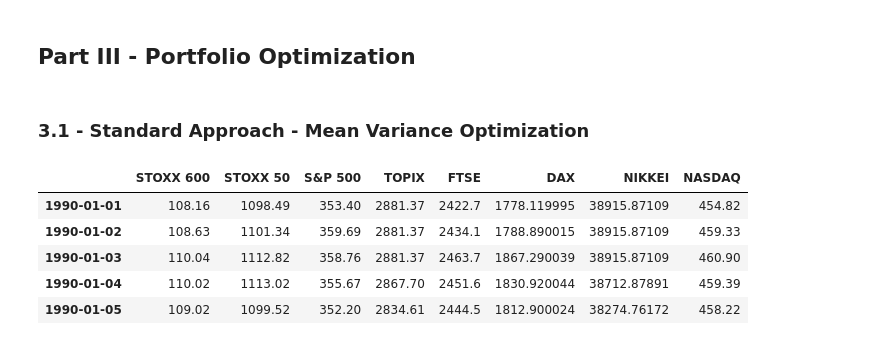
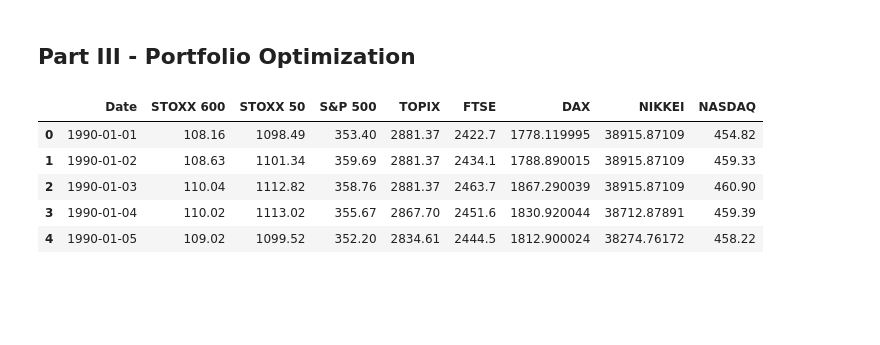
Before and after one commit to romainwk/Reactive-Covariance, a Jupyter notebook: Portfolio Optimization - Part III.ipynb, the cells around one changed output. Drawn from its saved outputs; the diff is of its cells as text; code cells hidden in the pictures; blank space fills up the shorter version.

```diff
--- a/Portfolio Optimization - Part III.ipynb
+++ b/Portfolio Optimization - Part III.ipynb
@@ -1,25 +1,25 @@
 # %% [markdown]
 ## Part III - Portfolio Optimization
-# %% [markdown]
-### 3.1 - Standard Approach - Mean Variance Optimization
 # %%
 # Import relevant libraries
 
 import matplotlib.pyplot as plt
 import pandas as pd
 import os
 import scipy as sp
 import numpy as np
 import math
+from scipy.optimize import LinearConstraint
+from scipy.optimize import Bounds
 
 # importer l'Excel de prix
 
-index_df = pd.read_excel('Data\indices.xls')
+index_df = pd.read_excel('D:\ENSAE\S1\OMI307_Machine Learning en Python\Projet\Reactive-Covariance\Data\Indices.xls')
 index_df.head()
 # %% [output]
-|  | STOXX 600 | STOXX 50 | S&P 500 | TOPIX | FTSE | DAX | NIKKEI | NASDAQ |
-| 1990-01-01 | 108.16 | 1098.49 | 353.40 | 2881.37 | 2422.7 | 1778.119995 | 38915.87109 | 454.82 |
-| 1990-01-02 | 108.63 | 1101.34 | 359.69 | 2881.37 | 2434.1 | 1788.890015 | 38915.87109 | 459.33 |
-| 1990-01-03 | 110.04 | 1112.82 | 358.76 | 2881.37 | 2463.7 | 1867.290039 | 38915.87109 | 460.90 |
-| 1990-01-04 | 110.02 | 1113.02 | 355.67 | 2867.70 | 2451.6 | 1830.920044 | 38712.87891 | 459.39 |
-| 1990-01-05 | 109.02 | 1099.52 | 352.20 | 2834.61 | 2444.5 | 1812.900024 | 38274.76172 | 458.22 |
+|  | Date | STOXX 600 | STOXX 50 | S&P 500 | TOPIX | FTSE | DAX | NIKKEI | NASDAQ |
+| 0 | 1990-01-01 | 108.16 | 1098.49 | 353.40 | 2881.37 | 2422.7 | 1778.119995 | 38915.87109 | 454.82 |
+| 1 | 1990-01-02 | 108.63 | 1101.34 | 359.69 | 2881.37 | 2434.1 | 1788.890015 | 38915.87109 | 459.33 |
+| 2 | 1990-01-03 | 110.04 | 1112.82 | 358.76 | 2881.37 | 2463.7 | 1867.290039 | 38915.87109 | 460.90 |
+| 3 | 1990-01-04 | 110.02 | 1113.02 | 355.67 | 2867.70 | 2451.6 | 1830.920044 | 38712.87891 | 459.39 |
+| 4 | 1990-01-05 | 109.02 | 1099.52 | 352.20 | 2834.61 | 2444.5 | 1812.900024 | 38274.76172 | 458.22 |
```
Also changed, not shown: parts of 12 cells of this notebook.
